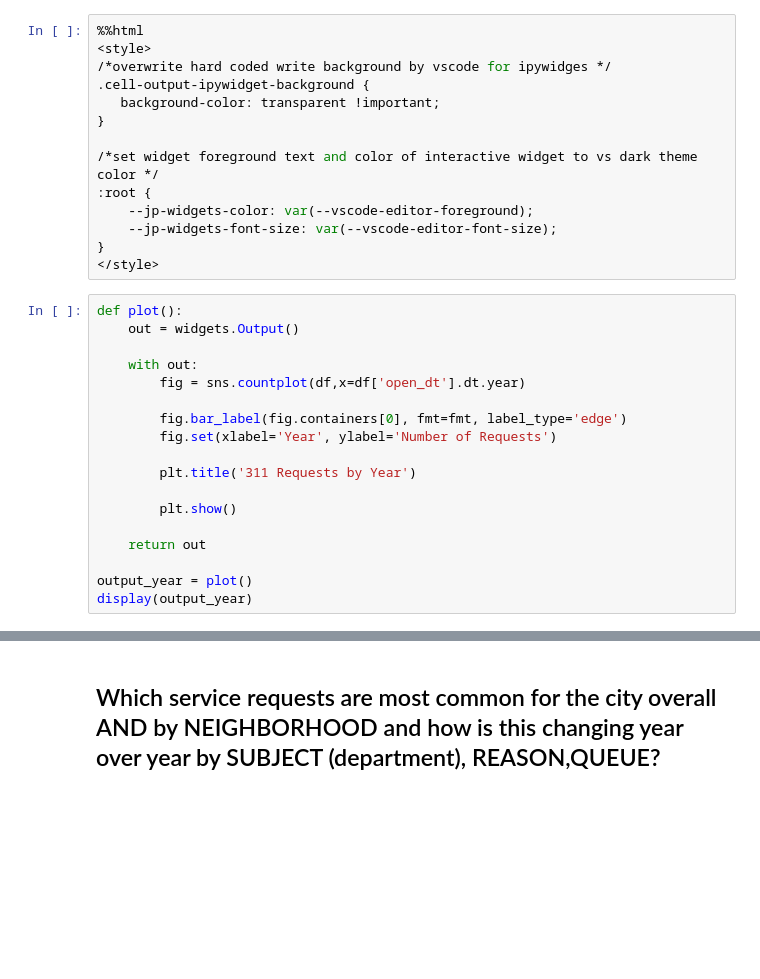
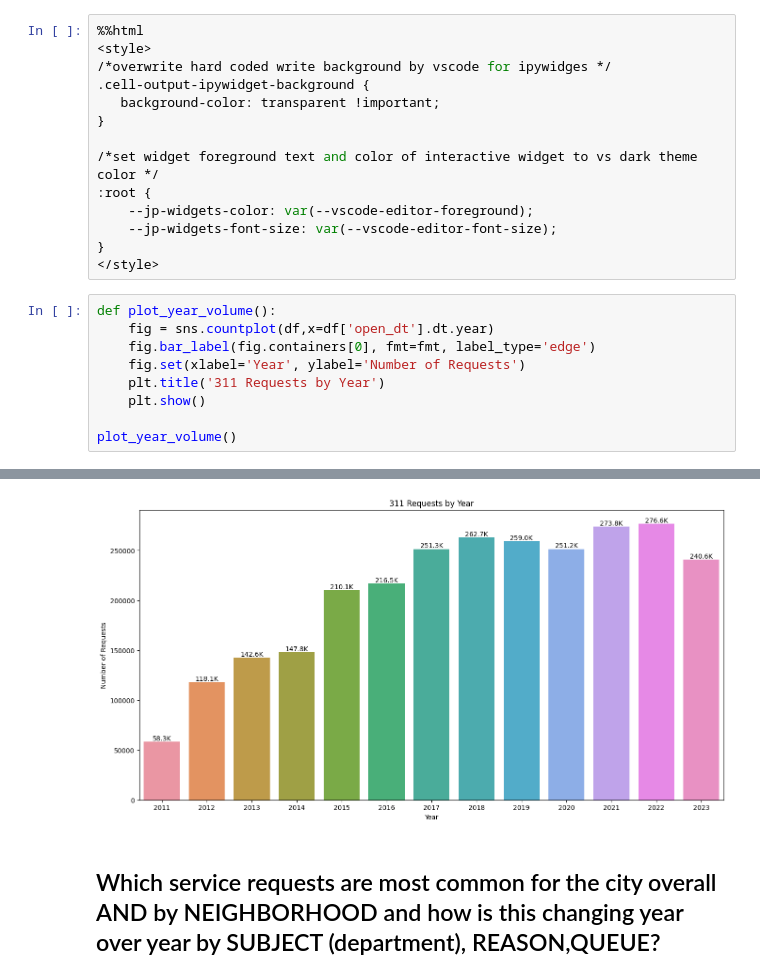
Before and after one commit to Laerk23/CS506-311ServiceTracker, a Jupyter notebook: fa23-team-d/notebooks/base-questions.ipynb, the cells around one changed output, grey strips where cells are left out. Drawn from its saved outputs; the diff is of its cells as text; blank space fills up the shorter version.

Commit message:
Fixed issue with plots not rendering in preview modeadded a bit more interactivity

```diff
--- a/fa23-team-d/notebooks/base-questions.ipynb
+++ b/fa23-team-d/notebooks/base-questions.ipynb
@@ -74,21 +80,12 @@ df['closed_dt'] = pd.to_datetime(df['closed_dt'],format='%Y-%m-%d %H:%M:%S')
 }
 </style>
 # %%
-def plot():
-    out = widgets.Output()
+def plot_year_volume():
+    fig = sns.countplot(df,x=df['open_dt'].dt.year)
+    fig.bar_label(fig.containers[0], fmt=fmt, label_type='edge')
+    fig.set(xlabel='Year', ylabel='Number of Requests')
+    plt.title('311 Requests by Year')
+    plt.show()
 
-    with out:
-        fig = sns.countplot(df,x=df['open_dt'].dt.year)
-
-        fig.bar_label(fig.containers[0], fmt=fmt, label_type='edge')
-        fig.set(xlabel='Year', ylabel='Number of Requests')
-
-        plt.title('311 Requests by Year')
-
-        plt.show()
-
-    return out
-
-output_year = plot()
-display(output_year)
+plot_year_volume()
 # %% [output]
@@ -96,3 +92,4 @@ display(output_year)
+[figure, added]
 # %% [markdown]
 ## Which service requests are most common for the city overall AND by NEIGHBORHOOD and how is this changing year over year by SUBJECT (department), REASON,QUEUE?
 # %% [markdown]
```
Also changed, not shown: parts of 12 cells of this notebook.
